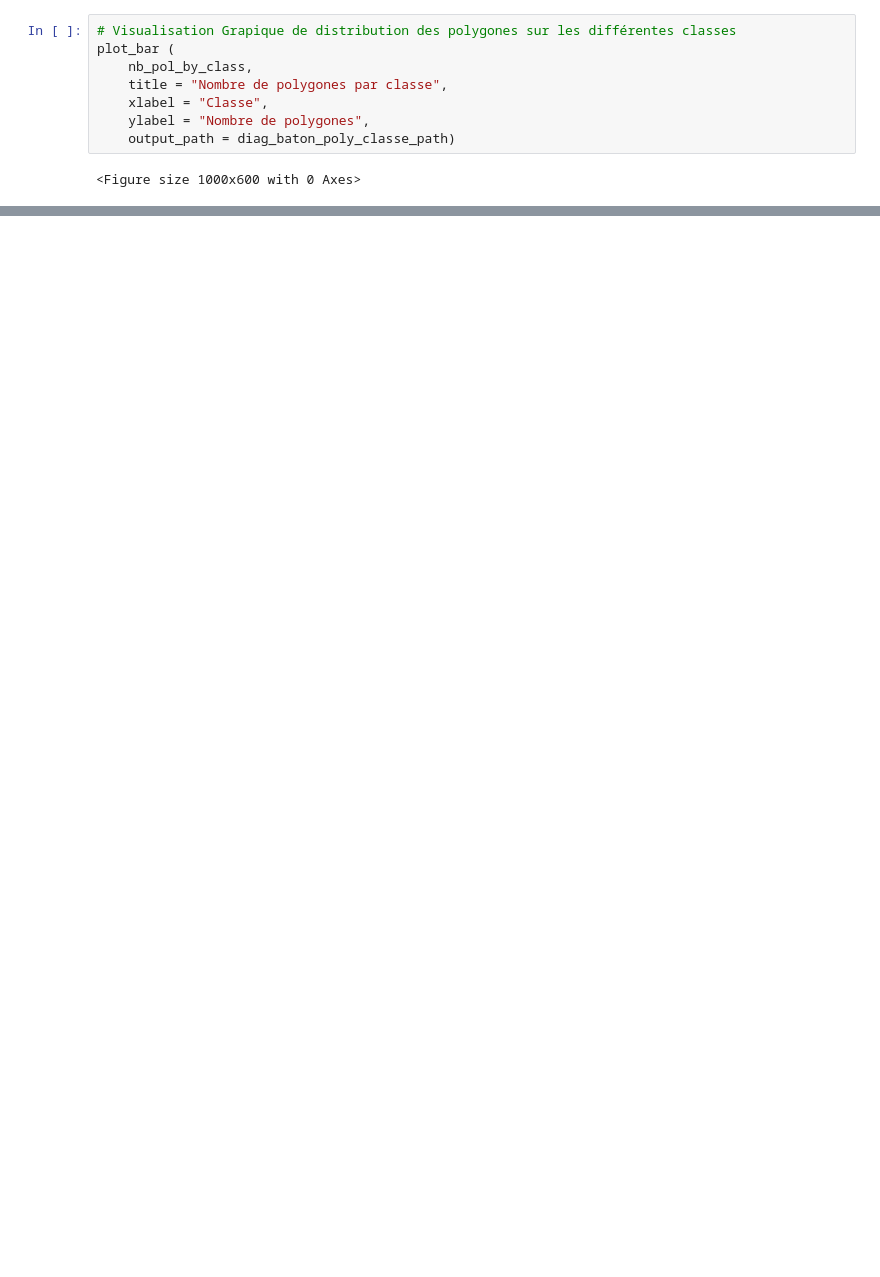
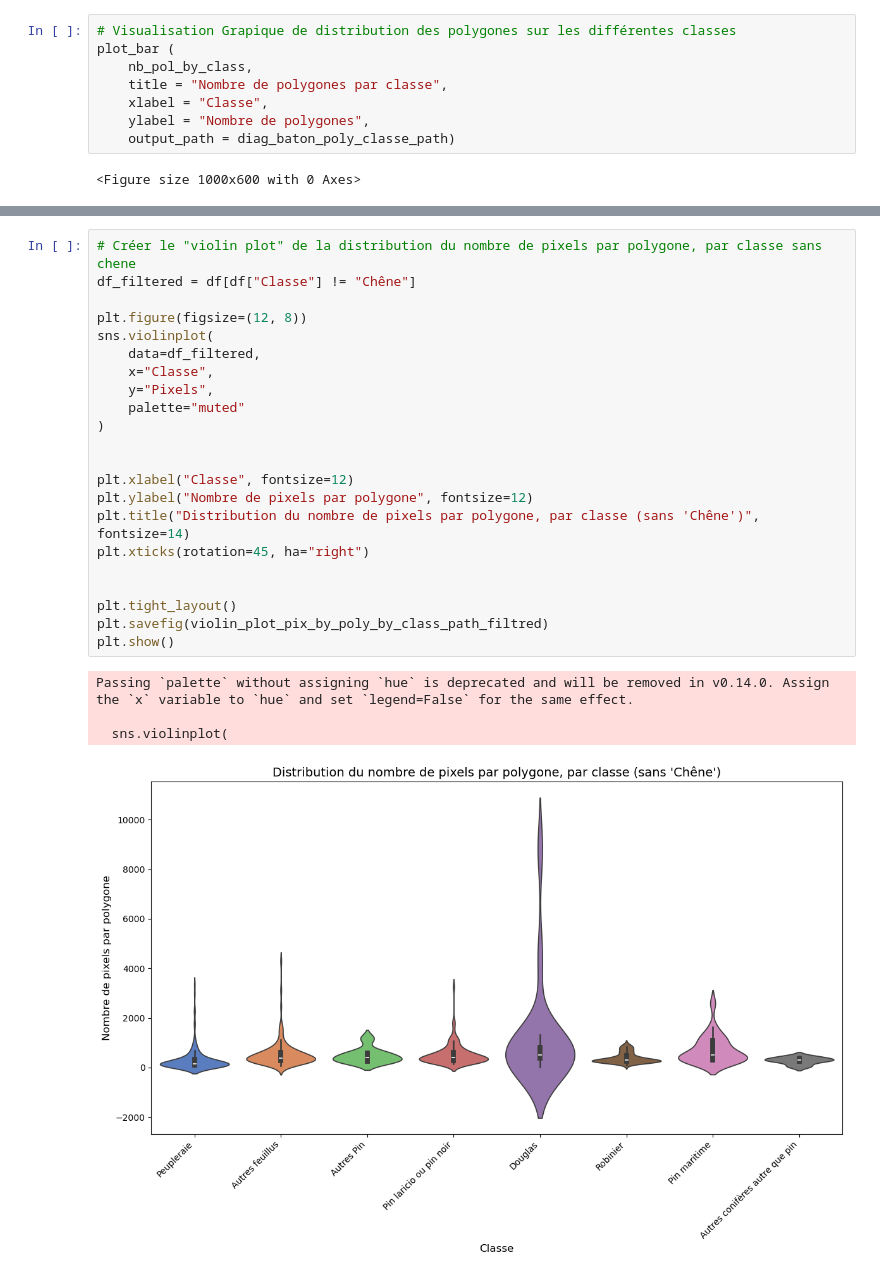
Before and after one commit to GabrielINRAe/Depot_Git, a Jupyter notebook: scripts/sample_analysis_nb_sample.ipynb, the cells around one changed output, grey strips where cells are left out. Cells and saved outputs as stored; diff of their text form; blank space fills up the shorter version.

```diff
--- a/scripts/sample_analysis_nb_sample.ipynb
+++ b/scripts/sample_analysis_nb_sample.ipynb
@@ -94,0 +137,27 @@ plt.show()
+# %%
+# Créer le "violin plot" de la distribution du nombre de pixels par polygone, par classe sans chene
+df_filtered = df[df["Classe"] != "Chêne"]
+
+plt.figure(figsize=(12, 8))
+sns.violinplot(
+    data=df_filtered,
+    x="Classe",
+    y="Pixels",
+    palette="muted"
+)
+
+
+plt.xlabel("Classe", fontsize=12)
+plt.ylabel("Nombre de pixels par polygone", fontsize=12)
+plt.title("Distribution du nombre de pixels par polygone, par classe (sans 'Chêne')", fontsize=14)
+plt.xticks(rotation=45, ha="right")
+
+
+plt.tight_layout()
+plt.savefig(violin_plot_pix_by_poly_by_class_path_filtred)
+plt.show()
+# %% [output]
+Passing `palette` without assigning `hue` is deprecated and will be removed in v0.14.0. Assign the `x` variable to `hue` and set `legend=False` for the same effect.
+
+  sns.violinplot(
+[figure, added]
```
Also changed, not shown: parts of 9 cells of this notebook, 2 other files.
